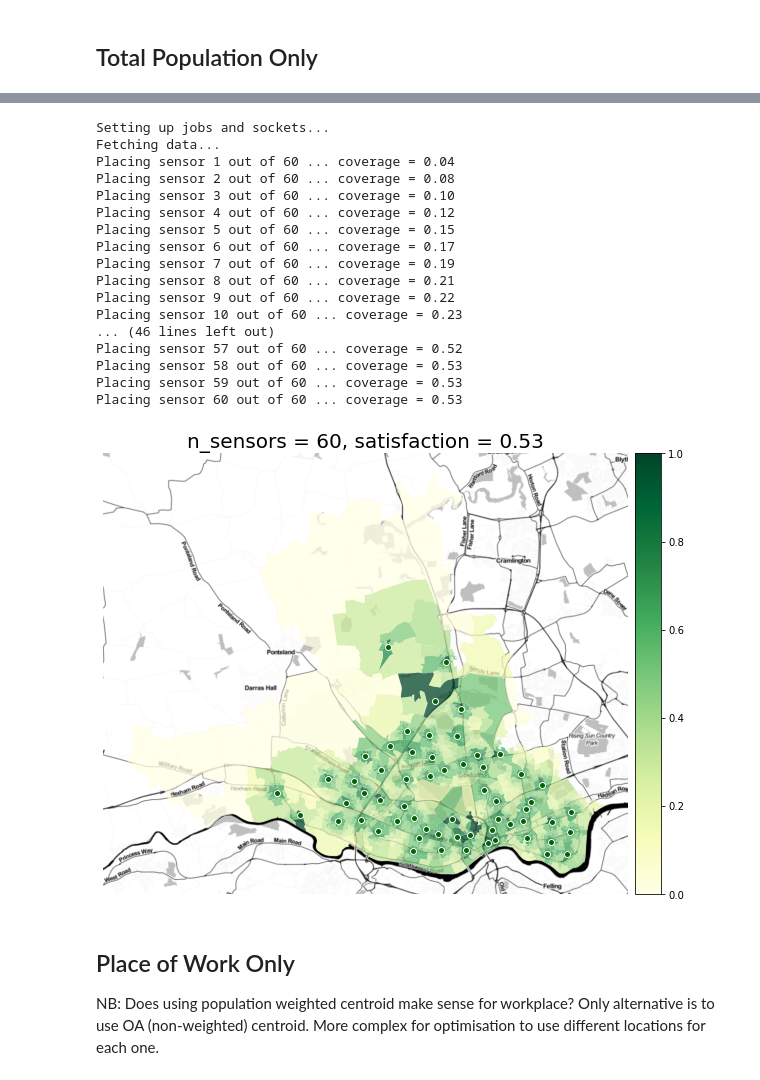
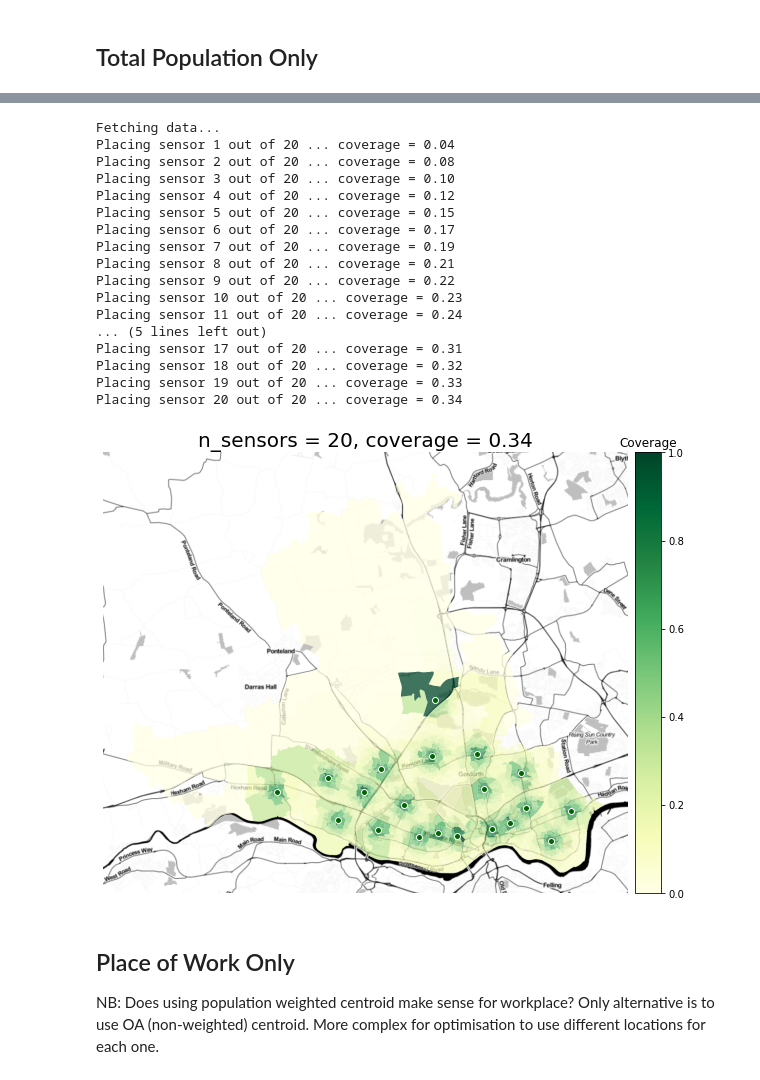
Before and after one commit to alan-turing-institute/spatial-inequality, a Jupyter notebook: notebooks/optimisation_with_weightings.ipynb, the cells around one changed output, grey strips where cells are left out. Saved outputs shown, nothing was run; the diff lists cells and outputs as text; code cells hidden in the pictures.

```diff
--- a/notebooks/optimisation_with_weightings.ipynb
+++ b/notebooks/optimisation_with_weightings.ipynb
@@ -13,7 +13,7 @@ NB_DIR = "/Users/jroberts/GitHub/spatial-inequality/notebooks"
 PLOT_DIR = NB_DIR + "/../data/img/pop_workplace_weight"
 os.makedirs(PLOT_DIR, exist_ok=True)
 # %%
-n_sensors = 60
+n_sensors = 20
 theta = 500
 
 # colour scale range
@@ -25,13 +25,20 @@ save = False
 # %% [markdown]
 ## Total Population Only
 # %%
-age_weights = 1
 population_weight = 1
 workplace_weight = 0
+pop_age_groups = {
+    "pop_total": {"min": 0, "max": 90, "weight": 1},
+    "pop_children": {"min": 0, "max": 16, "weight": 0},
+    "pop_elderly": {"min": 70, "max": 90, "weight": 0},
+}
 
-weights = calc_oa_weights(age_weights=age_weights,
-                          population_weight=population_weight,
-                          workplace_weight=workplace_weight)
+weights = calc_oa_weights(
+    population_weight=population_weight,
+    workplace_weight=workplace_weight,
+    pop_age_groups=pop_age_groups,
+    combine=True,
+)
 
 if save:
     save_path = NB_DIR+"/../data/img/totalpop_weights.png"
@@ -46,35 +53,35 @@ plot_oa_weights(weights, title="Weights: OA Total Residential Population",
 # %%
 result = optimise(n_sensors=n_sensors,
                   theta=theta,
-                  age_weights=age_weights,
                   population_weight=population_weight,
-                  workplace_weight=workplace_weight)
+                  workplace_weight=workplace_weight,
+                  pop_age_groups=pop_age_groups)
 
 if save:
     save_path = NB_DIR+"/../data/img/totalpop_opt.png"
 else:
     save_path = None
 
 plot_optimisation_result(result, save_path=save_path)
 # %% [output]
-Setting up jobs and sockets...
 Fetching data...
-Placing sensor 1 out of 60 ... coverage = 0.04
-Placing sensor 2 out of 60 ... coverage = 0.08
-Placing sensor 3 out of 60 ... coverage = 0.10
-Placing sensor 4 out of 60 ... coverage = 0.12
-Placing sensor 5 out of 60 ... coverage = 0.15
-Placing sensor 6 out of 60 ... coverage = 0.17
-Placing sensor 7 out of 60 ... coverage = 0.19
-Placing sensor 8 out of 60 ... coverage = 0.21
-Placing sensor 9 out of 60 ... coverage = 0.22
-Placing sensor 10 out of 60 ... coverage = 0.23
-... (46 lines left out)
-Placing sensor 57 out of 60 ... coverage = 0.52
-Placing sensor 58 out of 60 ... coverage = 0.53
-Placing sensor 59 out of 60 ... coverage = 0.53
-Placing sensor 60 out of 60 ... coverage = 0.53
+Placing sensor 1 out of 20 ... coverage = 0.04
+Placing sensor 2 out of 20 ... coverage = 0.08
+Placing sensor 3 out of 20 ... coverage = 0.10
+Placing sensor 4 out of 20 ... coverage = 0.12
+Placing sensor 5 out of 20 ... coverage = 0.15
+Placing sensor 6 out of 20 ... coverage = 0.17
+Placing sensor 7 out of 20 ... coverage = 0.19
+Placing sensor 8 out of 20 ... coverage = 0.21
+Placing sensor 9 out of 20 ... coverage = 0.22
+Placing sensor 10 out of 20 ... coverage = 0.23
+Placing sensor 11 out of 20 ... coverage = 0.24
+... (5 lines left out)
+Placing sensor 17 out of 20 ... coverage = 0.31
+Placing sensor 18 out of 20 ... coverage = 0.32
+Placing sensor 19 out of 20 ... coverage = 0.33
+Placing sensor 20 out of 20 ... coverage = 0.34
-[figure, old version]
+[figure, new version]
 # %% [markdown]
 ## Place of Work Only
 
```
Also changed, not shown: parts of 12 cells of this notebook, 2 other files.
